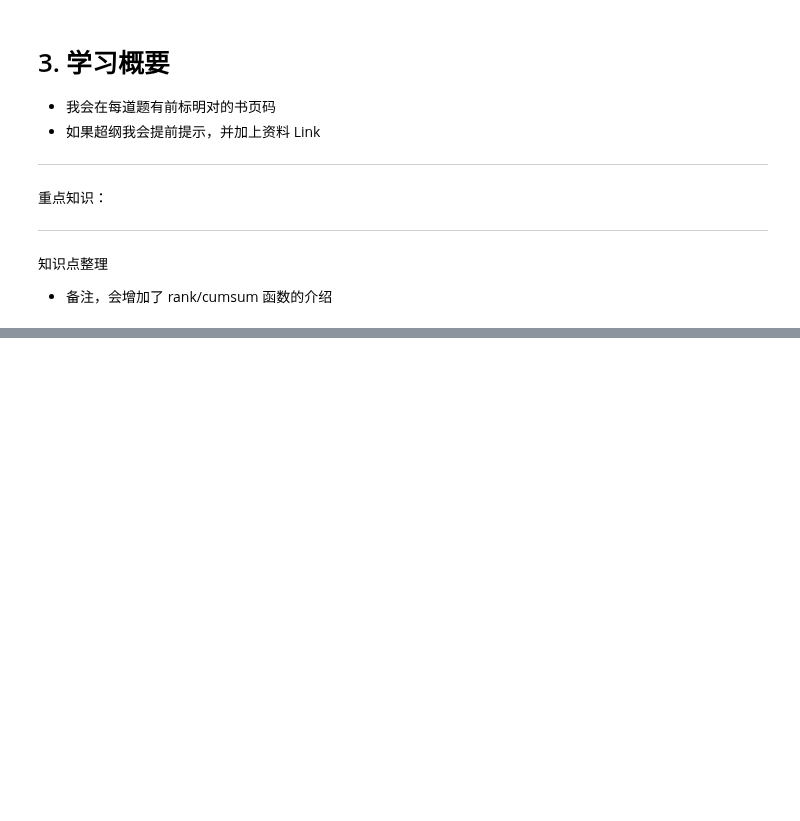
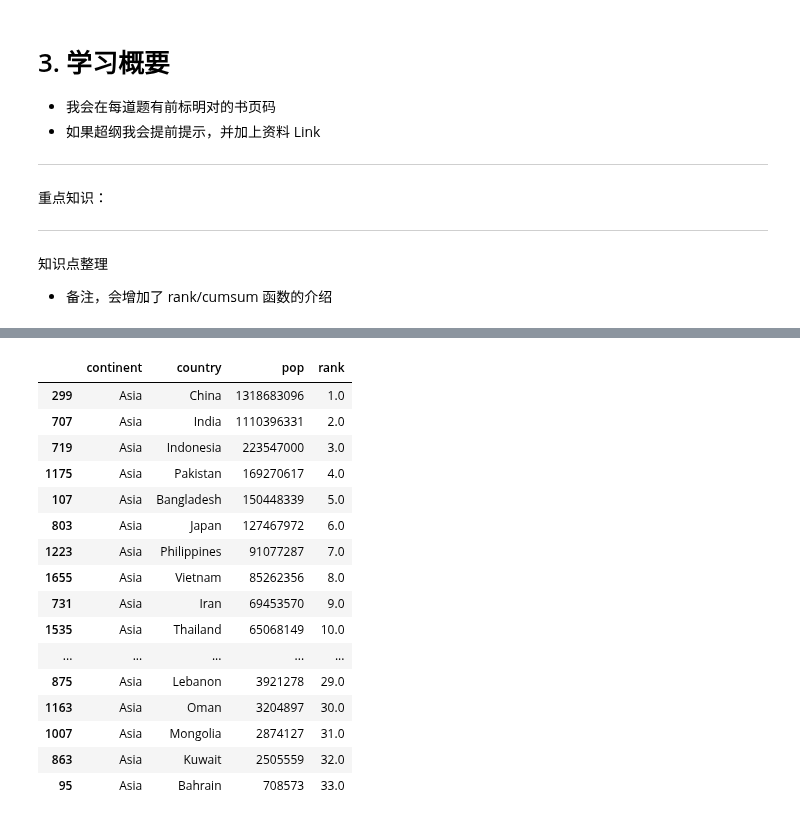
Before and after one commit to liuhui998/pe2, a Jupyter notebook: 10-groupby/answer-questions.ipynb, the cells around one changed output, grey strips where cells are left out. Saved outputs shown, nothing was run; the diff lists cells and outputs as text; code cells hidden in the pictures; blank space fills up the shorter version.

```diff
--- a/10-groupby/answer-questions.ipynb
+++ b/10-groupby/answer-questions.ipynb
@@ -26,0 +290,8 @@
+# %%
+# 过滤 gap 中 year == 2007 的数据
+# 对大洲(continent)升序，人口(pop)降序进行排序
+# 将数据放到 df_2007 中
+
+df_2007 = gap.query("year == 2007").sort_values(by=['continent','pop'],ascending=[True,False])
+df_2007 = df_2007[['continent','country','pop']]
+df_2007.head()
@@ -26,0 +305,6 @@
+# %%
+# 对 df_2007 中有数据按大洲(continent)进行分组(groupby)
+# 并按人员数量的降序(ascending = False)，对国家进行排名
+# 将排名信息放到 df_2007 的 rank 列中
+df_2007['rank'] = df_2007.groupby(["continent"])['pop'].rank(ascending = False)
+df_2007
@@ -26,0 +325,20 @@
+# %%
+df_2007.query("continent == 'Asia'")
+# %% [output]
+|  | continent | country | pop | rank |
+| 299 | Asia | China | 1318683096 | 1.0 |
+| 707 | Asia | India | 1110396331 | 2.0 |
+| 719 | Asia | Indonesia | 223547000 | 3.0 |
+| 1175 | Asia | Pakistan | 169270617 | 4.0 |
+| 107 | Asia | Bangladesh | 150448339 | 5.0 |
+| 803 | Asia | Japan | 127467972 | 6.0 |
+| 1223 | Asia | Philippines | 91077287 | 7.0 |
+| 1655 | Asia | Vietnam | 85262356 | 8.0 |
+| 731 | Asia | Iran | 69453570 | 9.0 |
+| 1535 | Asia | Thailand | 65068149 | 10.0 |
+| ... | ... | ... | ... | ... |
+| 875 | Asia | Lebanon | 3921278 | 29.0 |
+| 1163 | Asia | Oman | 3204897 | 30.0 |
+| 1007 | Asia | Mongolia | 2874127 | 31.0 |
+| 863 | Asia | Kuwait | 2505559 | 32.0 |
+| 95 | Asia | Bahrain | 708573 | 33.0 |
```
Also changed, not shown: parts of 26 cells of this notebook, 1 other file.
